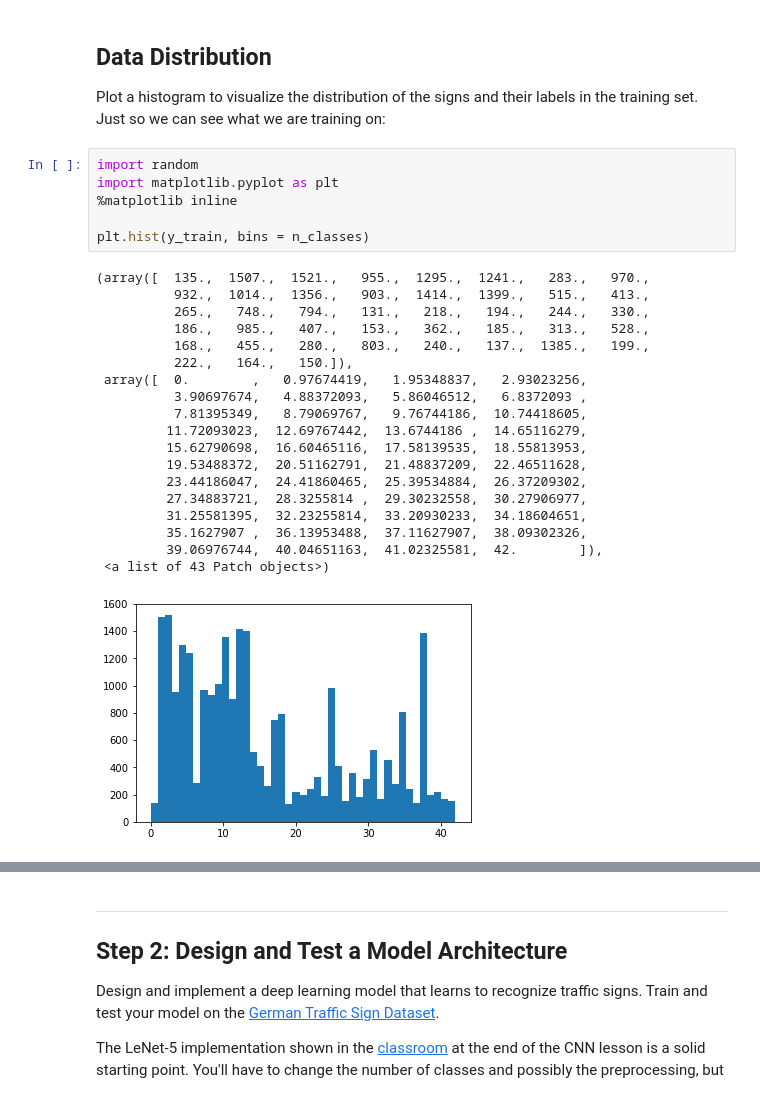
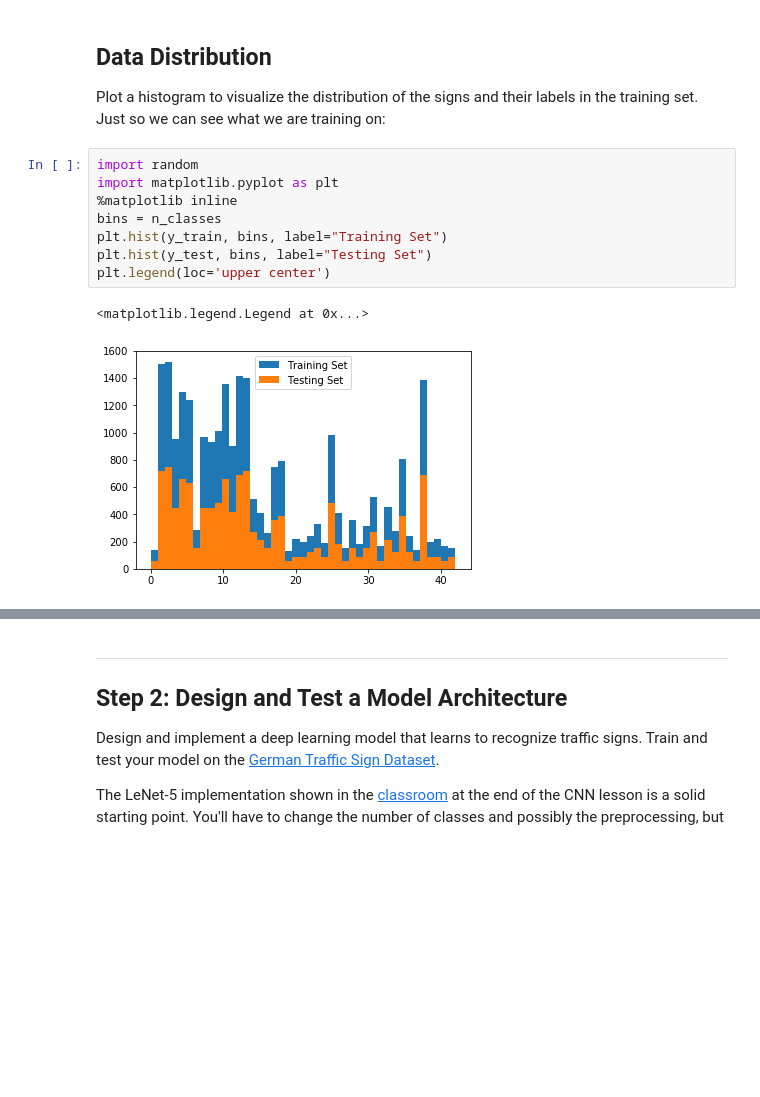
Before and after one commit to JPWILSON/JPWILSON-Self-Driving-Car-Project2-, a Jupyter notebook: Traffic_Sign_Classifier.ipynb, the cells around one changed output, grey strips where cells are left out. Saved outputs shown, nothing was run; the diff lists cells and outputs as text; blank space fills up the shorter version.

```diff
--- a/Traffic_Sign_Classifier.ipynb
+++ b/Traffic_Sign_Classifier.ipynb
@@ -105,29 +105,14 @@ Plot a histogram to visualize the distribution of the signs and their labels in
 # %%
 import random
 import matplotlib.pyplot as plt
 %matplotlib inline
-
-plt.hist(y_train, bins = n_classes)
+bins = n_classes
+plt.hist(y_train, bins, label="Training Set")
+plt.hist(y_test, bins, label="Testing Set")
+plt.legend(loc='upper center')
 # %% [output]
-(array([  135.,  1507.,  1521.,   955.,  1295.,  1241.,   283.,   970.,
-          932.,  1014.,  1356.,   903.,  1414.,  1399.,   515.,   413.,
-          265.,   748.,   794.,   131.,   218.,   194.,   244.,   330.,
-          186.,   985.,   407.,   153.,   362.,   185.,   313.,   528.,
-          168.,   455.,   280.,   803.,   240.,   137.,  1385.,   199.,
-          222.,   164.,   150.]),
- array([  0.        ,   0.97674419,   1.95348837,   2.93023256,
-          3.90697674,   4.88372093,   5.86046512,   6.8372093 ,
-          7.81395349,   8.79069767,   9.76744186,  10.74418605,
-         11.72093023,  12.69767442,  13.6744186 ,  14.65116279,
-         15.62790698,  16.60465116,  17.58139535,  18.55813953,
-         19.53488372,  20.51162791,  21.48837209,  22.46511628,
-         23.44186047,  24.41860465,  25.39534884,  26.37209302,
-         27.34883721,  28.3255814 ,  29.30232558,  30.27906977,
-         31.25581395,  32.23255814,  33.20930233,  34.18604651,
-         35.1627907 ,  36.13953488,  37.11627907,  38.09302326,
-         39.06976744,  40.04651163,  41.02325581,  42.        ]),
- <a list of 43 Patch objects>)
+<matplotlib.legend.Legend at 0x...>
-[figure, old version]
+[figure, new version]
 # %%
 ### Data exploration visualization code goes here.
 ### Feel free to use as many code cells as needed.
```
Also changed, not shown: parts of 8 cells of this notebook, 1 other file.
